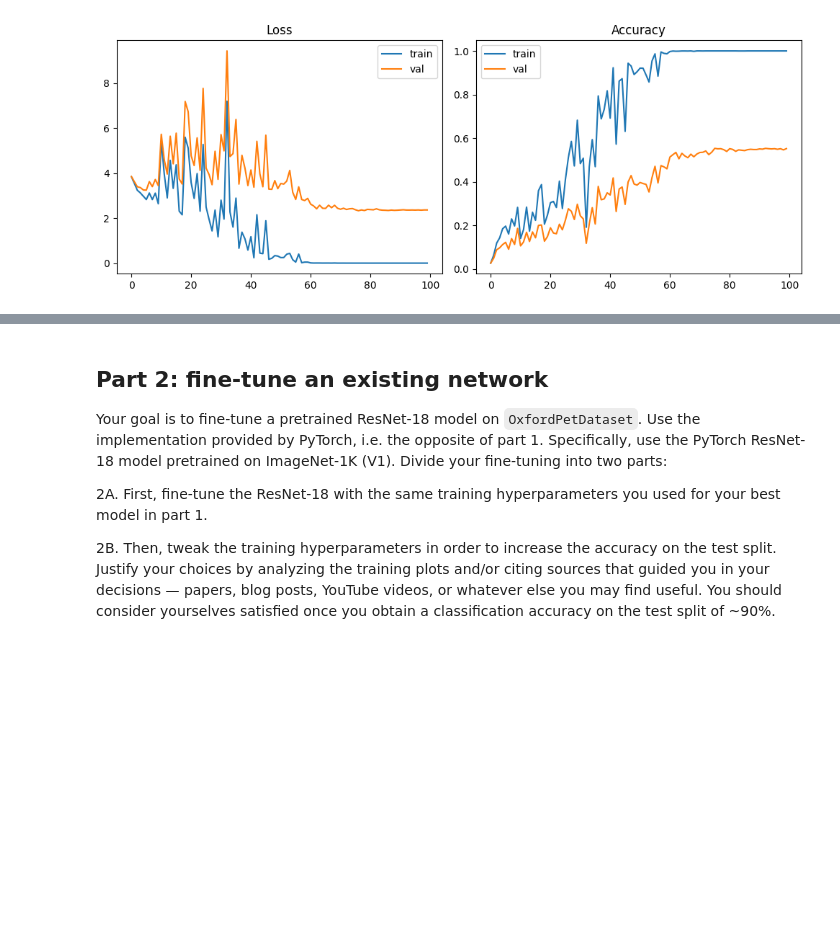
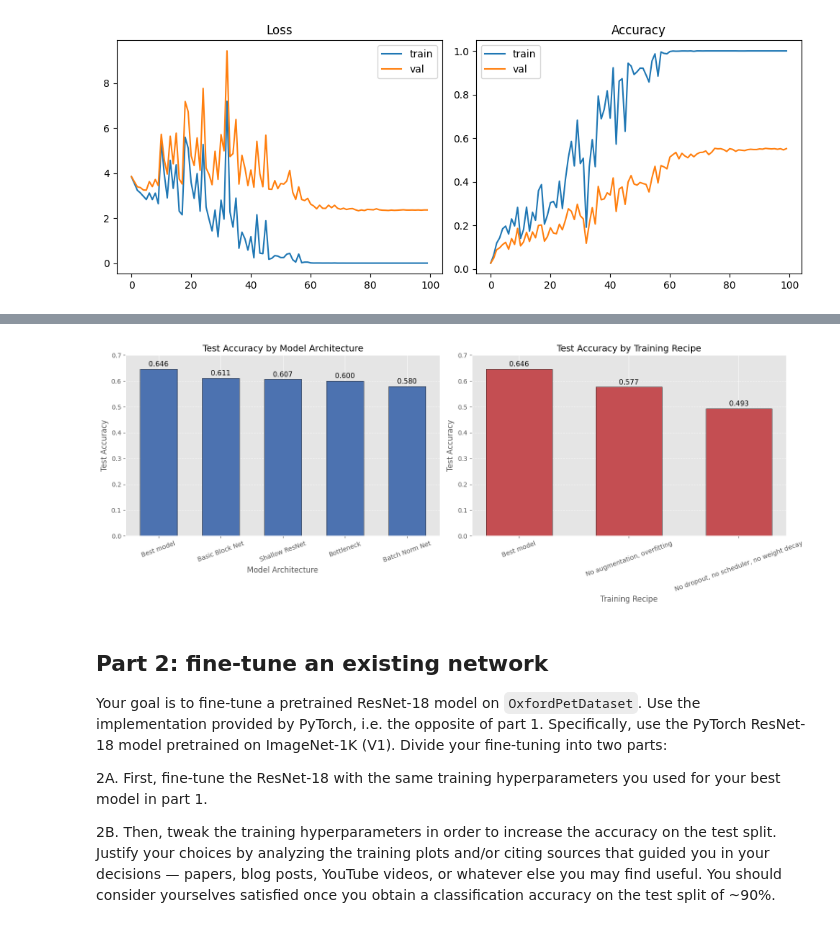
Before and after one commit to lucazini03/IPCV, a Jupyter notebook: assignment_module_two.ipynb, the cells around one changed output, grey strips where cells are left out. Saved outputs shown, nothing was run; the diff lists cells and outputs as text; code cells hidden in the pictures; blank space fills up the shorter version.

```diff
--- a/assignment_module_two.ipynb
+++ b/assignment_module_two.ipynb
@@ -1170,3 +1115,62 @@ Epoch 100
+# %%
+import matplotlib.pyplot as plt
+
+# # Example dictionary
+# models_performance = {
+#     'model_B': {'test_accuracy': 0.646, 'flag': 'best', 'label': 'Best model'},
+#     'model_C': {'test_accuracy': 0.607, 'flag': 'architecture', 'label': 'Shallow ResNet'},
+#     'model_D': {'test_accuracy': 0.611, 'flag': 'architecture', 'label': 'Basic Block Net'},
+#     'model_E': {'test_accuracy': 0.580, 'flag': 'architecture', 'label': 'Batch Norm Net'},
+#     'model_F': {'test_accuracy': 0.600, 'flag': 'architecture', 'label': 'Bottleneck'},
+#     'model_G': {'test_accuracy': 0.577, 'flag': 'recipes', 'label': 'No augmentation, overfitting'},
+#     'model_H': {'test_accuracy': 0.493, 'flag': 'recipes', 'label': 'No dropout, no scheduler, no weight decay'}
+# }
+
+# Separate groups
+architecture_group = []
+recipes_group = []
+
+for model, data in models_performance.items():
+    if data['flag'] == 'architecture' or data['flag'] == 'best':
+        architecture_group.append((data['test_accuracy'], data['label']))
+    if data['flag'] == 'recipes' or data['flag'] == 'best':
+        recipes_group.append((data['test_accuracy'], data['label']))
+
+# Sort by decreasing accuracy
+architecture_group = sorted(architecture_group, reverse=True)
+recipes_group = sorted(recipes_group, reverse=True)
+
+plt.style.use('ggplot')
+fig, axes = plt.subplots(1, 2, figsize=(16, 6))
+
+# Architecture histogram
+accuracies, labels = zip(*architecture_group)
+bars = axes[0].bar(labels, accuracies, color='#4c72b0', width=0.6, edgecolor='black')
+axes[0].set_xlabel('Model Architecture', fontsize=12)
+axes[0].set_ylabel('Test Accuracy', fontsize=12)
+axes[0].set_title('Test Accuracy by Model Architecture', fontsize=14)
+axes[0].set_ylim(0, 0.7)
+axes[0].tick_params(axis='x', rotation=20)
+axes[0].grid(axis='y', linestyle='--', alpha=0.7)
+for bar, acc in zip(bars, accuracies):
+    axes[0].text(bar.get_x() + bar.get_width()/2, bar.get_height() + 0.01, f'{acc:.3f}', ha='center', fontsize=11)
+
+# Recipes histogram
+accuracies, labels = zip(*recipes_group)
+bars = axes[1].bar(labels, accuracies, color='#c44e52', width=0.6, edgecolor='black')
+axes[1].set_xlabel('Training Recipe', fontsize=12)
+axes[1].set_ylabel('Test Accuracy', fontsize=12)
+axes[1].set_title('Test Accuracy by Training Recipe', fontsize=14)
+axes[1].set_ylim(0, 0.7)
+axes[1].tick_params(axis='x', rotation=20)
+axes[1].grid(axis='y', linestyle='--', alpha=0.7)
+for bar, acc in zip(bars, accuracies):
+    axes[1].text(bar.get_x() + bar.get_width()/2, bar.get_height() + 0.01, f'{acc:.3f}', ha='center', fontsize=11)
+
+plt.tight_layout()
+plt.show()
+# %% [output]
+[figure, added]
 # %% [markdown]
 ## Part 2: fine-tune an existing network
 
```
Also changed, not shown: parts of 24 cells of this notebook.
